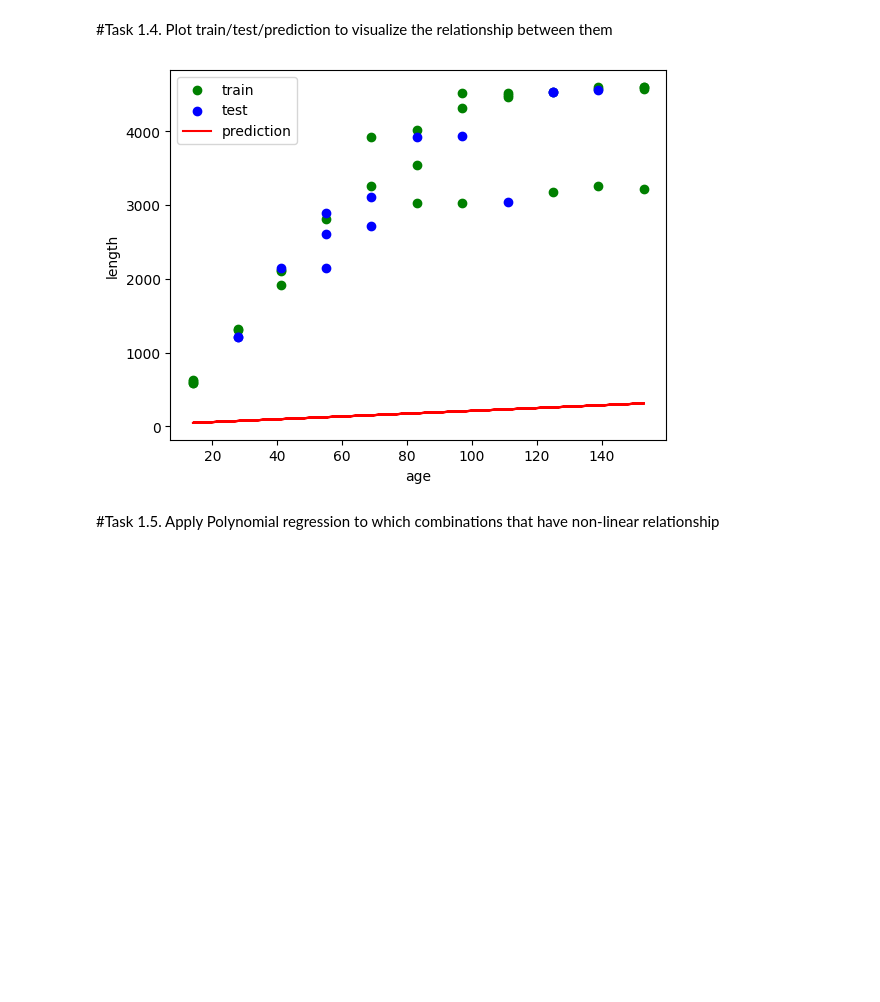
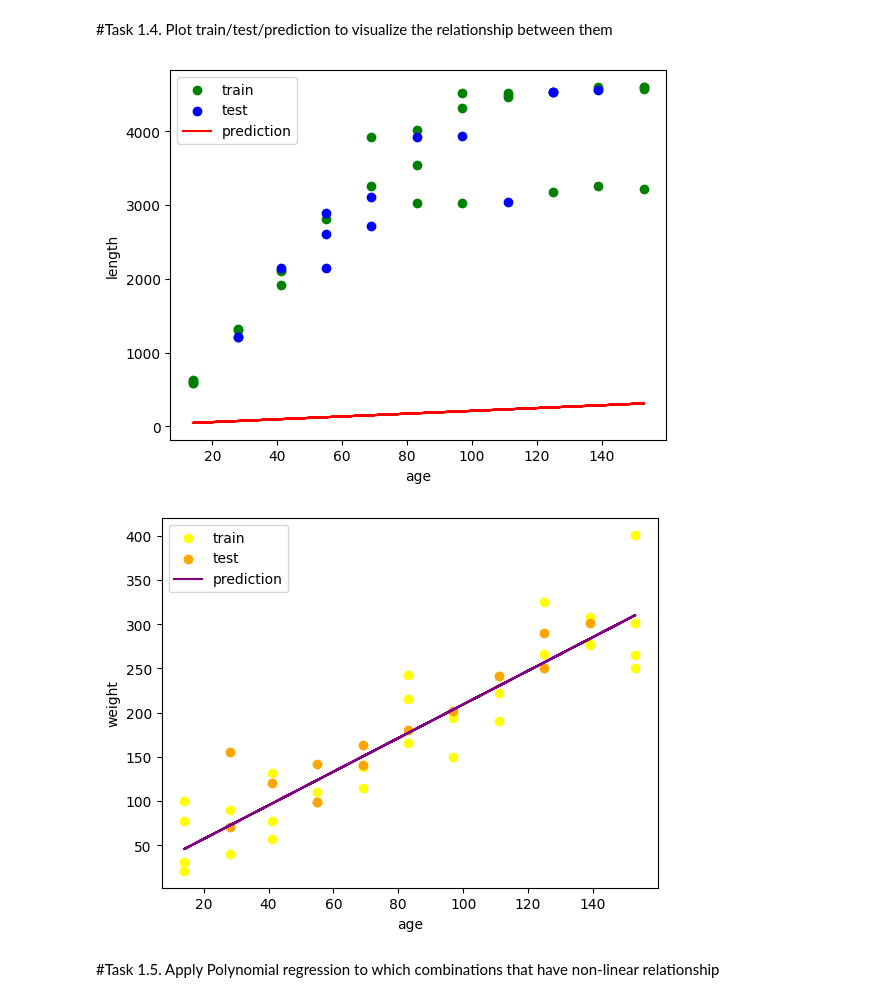
Before and after one commit to PhamTienLoc/Lab_DM, a Jupyter notebook: Lab_5_21130429_PhamTienLoc.ipynb, the cells around one changed output. Drawn from its saved outputs; the diff is of its cells as text; code cells hidden in the pictures; blank space fills up the shorter version.

```diff
--- a/Lab_5_21130429_PhamTienLoc.ipynb
+++ b/Lab_5_21130429_PhamTienLoc.ipynb
@@ -69,9 +70,7 @@ weight = ds1['weight']
 
 features = ds1['age'].values.reshape(-1,1)
 
-length_train, length_test, length_target_train, length_target_test = train_test_split(features,length, test_size=0.3, random_state=42)
-
-weight_train, weight_test, weight_target_train, weight_target_test = train_test_split(features,weight, test_size=0.3, random_state=42)
+features_train, features_test, length_train, length_test, weight_train, weight_test = train_test_split(features, length, weight, test_size=0.3, random_state=42)
 # %% [markdown]
 #Task 1.2. Generate plots to determine the relationship between each combination as belows (i.e., between age and temp, between age and weight, ...)
 # %%
@@ -107,24 +116,38 @@ weight length
 # %%
 #code
 linear_regression = LinearRegression()
-estimator1 = linear_regression.fit(length_train, length_target_train)
+estimator1 = linear_regression.fit(features_train, length_train)
 
-estimator2 = linear_regression.fit(weight_train, weight_target_train)
+estimator2 = linear_regression.fit(features_train, weight_train)
 # %% [markdown]
 #Task 1.4. Plot train/test/prediction to visualize the relationship between them
 # %%
 #code
-plt.scatter(length_train, length_target_train, c='green', label='train')
-plt.scatter(length_test, length_target_test, c='blue', label='test')
+# age với length
+plt.scatter(features_train, length_train, c='green', label='train')
+plt.scatter(features_test, length_test, c='blue', label='test')
 
-plt.plot(ds1['age'], estimator1.predict(features), c='red', label='prediction')
+plt.plot(ds1['age'], estimator1.predict(ds1['age'].values.reshape(-1, 1)), c='red', label='prediction')
 
 plt.xlabel('age')
 plt.ylabel('length')
 plt.legend()
 plt.show()
+
+
+# age với weight
+plt.scatter(features_train, weight_train, c='yellow', label='train')
+plt.scatter(features_test, weight_test, c='orange', label='test')
+
+plt.plot(ds1['age'], estimator2.predict(ds1['age'].values.reshape(-1, 1)), c='purple', label='prediction')
+
+plt.xlabel('age')
+plt.ylabel('weight')
+plt.legend()
+plt.show()
 # %% [output]
 [figure]
+[figure, added]
 # %% [markdown]
 #Task 1.5. Apply Polynomial regression to which combinations that have non-linear relationship
 # %%
```
Also changed, not shown: parts of 4 cells of this notebook.
